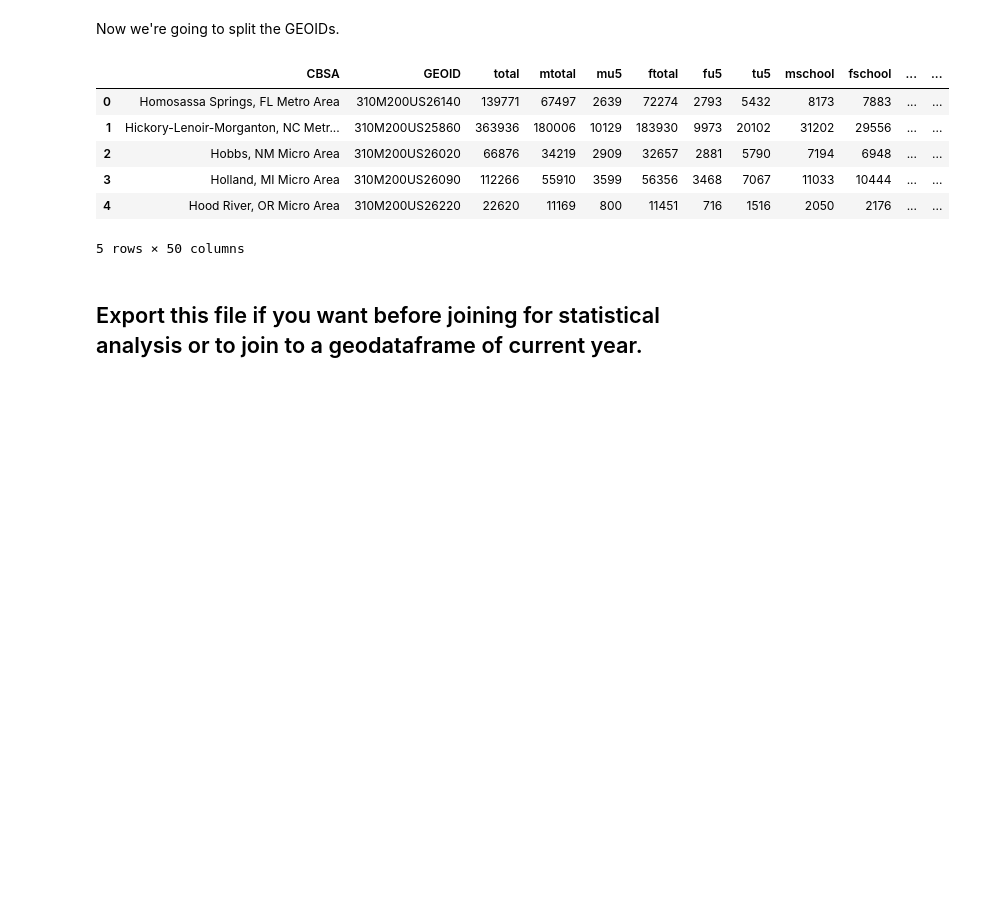
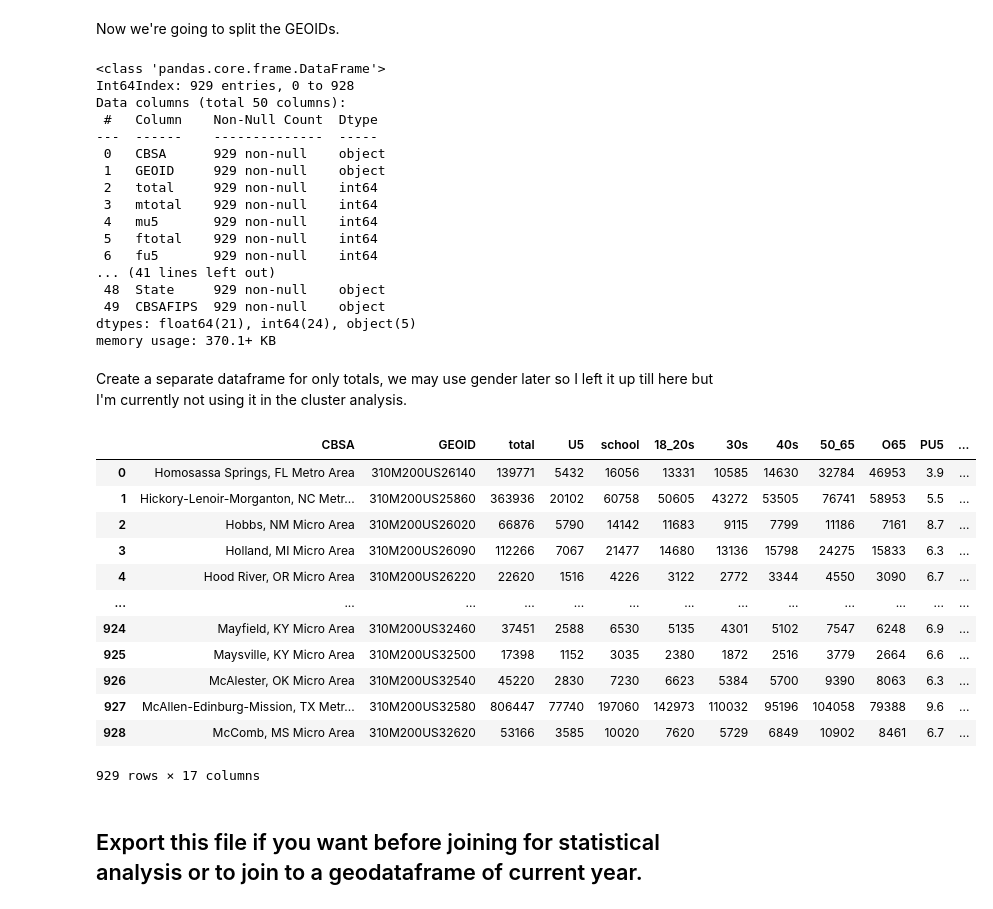
Before and after one commit to jomccall/Ageing-Peer-Communities, a Jupyter notebook: notebooks/Prep 2014 MSA File.ipynb, the cells around one changed output. Drawn from its saved outputs; the diff is of its cells as text; code cells hidden in the pictures; blank space fills up the shorter version.

```diff
--- a/notebooks/Prep 2014 MSA File.ipynb
+++ b/notebooks/Prep 2014 MSA File.ipynb
@@ -392,15 +395,51 @@ Now we're going to split the GEOIDs.
 # %%
 agegroups['CBSAFIPS'] = agegroups['GEOID'].str.slice(start = 9)
 # %%
-agegroups.head()
+agegroups.info()
 # %% [output]
-|  | CBSA | GEOID | total | mtotal | mu5 | ftotal | fu5 | tu5 | mschool | fschool | ... | ... |
-| 0 | Homosassa Springs, FL Metro Area | 310M200US26140 | 139771 | 67497 | 2639 | 72274 | 2793 | 5432 | 8173 | 7883 | ... | ... |
-| 1 | Hickory-Lenoir-Morganton, NC Metr... | 310M200US25860 | 363936 | 180006 | 10129 | 183930 | 9973 | 20102 | 31202 | 29556 | ... | ... |
-| 2 | Hobbs, NM Micro Area | 310M200US26020 | 66876 | 34219 | 2909 | 32657 | 2881 | 5790 | 7194 | 6948 | ... | ... |
-| 3 | Holland, MI Micro Area | 310M200US26090 | 112266 | 55910 | 3599 | 56356 | 3468 | 7067 | 11033 | 10444 | ... | ... |
-| 4 | Hood River, OR Micro Area | 310M200US26220 | 22620 | 11169 | 800 | 11451 | 716 | 1516 | 2050 | 2176 | ... | ... |
-5 rows × 50 columns
+<class 'pandas.core.frame.DataFrame'>
+Int64Index: 929 entries, 0 to 928
+Data columns (total 50 columns):
+ #   Column    Non-Null Count  Dtype
+---  ------    --------------  -----
+ 0   CBSA      929 non-null    object
+ 1   GEOID     929 non-null    object
+ 2   total     929 non-null    int64
+ 3   mtotal    929 non-null    int64
+ 4   mu5       929 non-null    int64
+ 5   ftotal    929 non-null    int64
+ 6   fu5       929 non-null    int64
+... (41 lines left out)
+ 48  State     929 non-null    object
+ 49  CBSAFIPS  929 non-null    object
+dtypes: float64(21), int64(24), object(5)
+memory usage: 370.1+ KB
+# %% [markdown]
+Create a separate dataframe for only totals, we may use gender later so I left it up till here but I'm currently not using it in the cluster analysis.
+# %%
+agegroups_totals = agegroups[['CBSA','GEOID','total','tu5','tschool','t18_20s','t30s','t40s','t50_65','to65','Ptu5',
+                             'Ptschool','Pt18_20s','Pt30s','Pt40s','Pt50_65','Pto65']]
+# %%
+agegroups_totals = agegroups_totals.rename(columns={'CBSA':'CBSA','GEOID':'GEOID','total':'total','tu5':'U5', 'tschool':'school',
+                             't18_20s':'18_20s', 't30s':'30s', 't40s':'40s', 't50_65':'50_65', 'to65':'O65',
+                             'Ptu5':'PU5', 'Ptschool':'Pschool','Pt18_20s':'P18_20s', 'Pt30s':'P30s', 'Pt40s':'P40s',
+                              'Pt50_65':'P50_65', 'Pto65':'PO65'})
+# %%
+agegroups_totals
+# %% [output]
+|  | CBSA | GEOID | total | U5 | school | 18_20s | 30s | 40s | 50_65 | O65 | PU5 | ... |
+| 0 | Homosassa Springs, FL Metro Area | 310M200US26140 | 139771 | 5432 | 16056 | 13331 | 10585 | 14630 | 32784 | 46953 | 3.9 | ... |
+| 1 | Hickory-Lenoir-Morganton, NC Metr... | 310M200US25860 | 363936 | 20102 | 60758 | 50605 | 43272 | 53505 | 76741 | 58953 | 5.5 | ... |
+| 2 | Hobbs, NM Micro Area | 310M200US26020 | 66876 | 5790 | 14142 | 11683 | 9115 | 7799 | 11186 | 7161 | 8.7 | ... |
+| 3 | Holland, MI Micro Area | 310M200US26090 | 112266 | 7067 | 21477 | 14680 | 13136 | 15798 | 24275 | 15833 | 6.3 | ... |
+| 4 | Hood River, OR Micro Area | 310M200US26220 | 22620 | 1516 | 4226 | 3122 | 2772 | 3344 | 4550 | 3090 | 6.7 | ... |
+| ... | ... | ... | ... | ... | ... | ... | ... | ... | ... | ... | ... | ... |
+| 924 | Mayfield, KY Micro Area | 310M200US32460 | 37451 | 2588 | 6530 | 5135 | 4301 | 5102 | 7547 | 6248 | 6.9 | ... |
+| 925 | Maysville, KY Micro Area | 310M200US32500 | 17398 | 1152 | 3035 | 2380 | 1872 | 2516 | 3779 | 2664 | 6.6 | ... |
+| 926 | McAlester, OK Micro Area | 310M200US32540 | 45220 | 2830 | 7230 | 6623 | 5384 | 5700 | 9390 | 8063 | 6.3 | ... |
+| 927 | McAllen-Edinburg-Mission, TX Metr... | 310M200US32580 | 806447 | 77740 | 197060 | 142973 | 110032 | 95196 | 104058 | 79388 | 9.6 | ... |
+| 928 | McComb, MS Micro Area | 310M200US32620 | 53166 | 3585 | 10020 | 7620 | 5729 | 6849 | 10902 | 8461 | 6.7 | ... |
+929 rows × 17 columns
 # %% [markdown]
 ## Export this file if you want before joining for statistical analysis or to join to a geodataframe of current year.
 # %%
```
Also changed, not shown: parts of 2 cells of this notebook, 5 other files.
